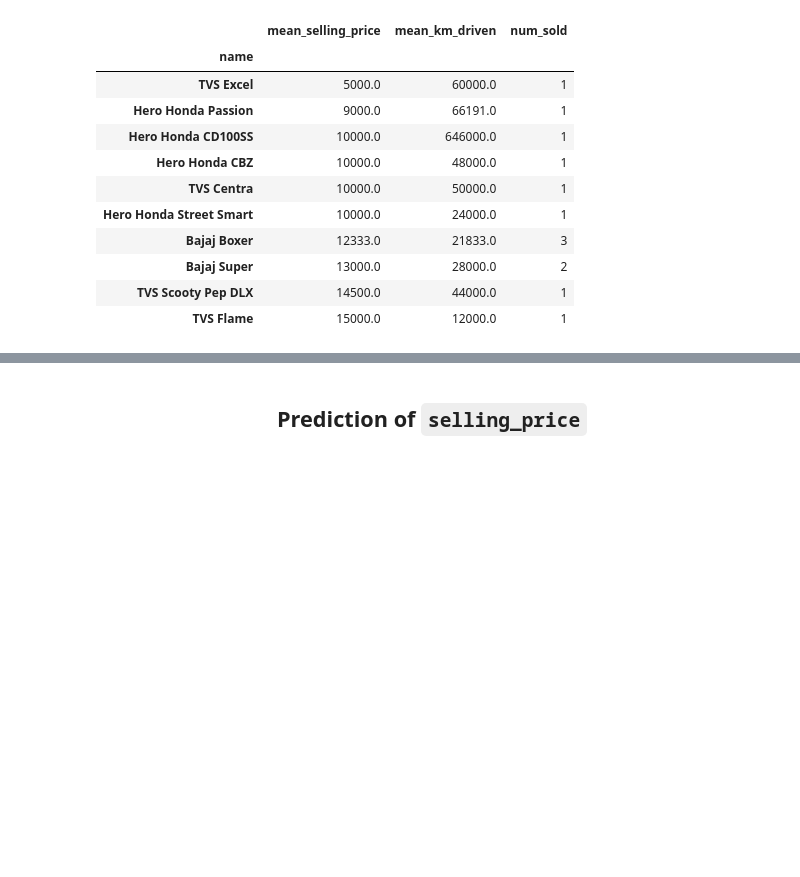
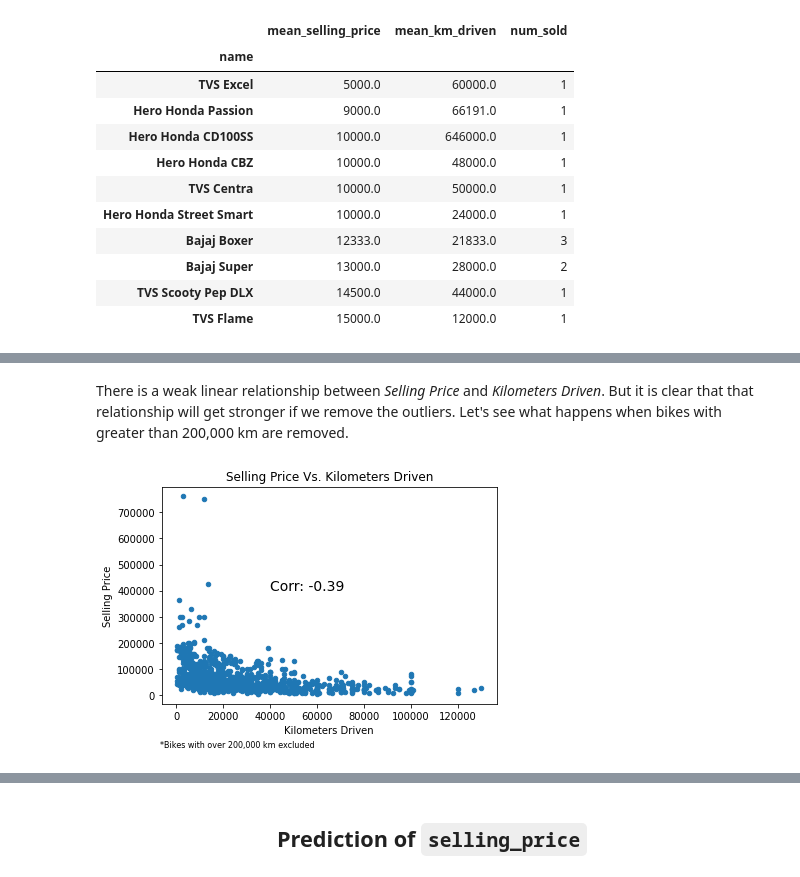
Before and after one commit to scimaksim/ST_590_Project1, a Jupyter notebook: Group_B_Project_1.ipynb, the cells around one changed output, grey strips where cells are left out. Drawn from its saved outputs; the diff is of its cells as text; code cells hidden in the pictures; blank space fills up the shorter version.

```diff
--- a/Group_B_Project_1.ipynb
+++ b/Group_B_Project_1.ipynb
@@ -118,0 +165,18 @@ plt.show()
+# %% [markdown]
+There is a weak linear relationship between *Selling Price* and *Kilometers Driven*. But it is clear that that relationship will get stronger if we remove the outliers. Let's see what happens when bikes with greater than 200,000 km are removed.
+# %%
+# Try without outlier kilometerage
+bike_data_low_km = bike_data[bike_data.km_driven <= 200000]
+
+km_sp_corr_low_km, _ = stats.pearsonr(x = bike_data_low_km.km_driven,
+                                      y = bike_data_low_km.selling_price)
+
+bike_data_low_km.plot.scatter(x = "km_driven", y = "selling_price")
+plt.title("Selling Price Vs. Kilometers Driven")
+plt.xlabel("Kilometers Driven")
+plt.ylabel("Selling Price")
+plt.text(40000, 400000, "Corr: " + str(round(km_sp_corr_low_km, 2)), fontsize = 14)
+plt.text(-7000, -200000, "*Bikes with over 200,000 km excluded", fontsize = 8)
+plt.show()
+# %% [output]
+[figure, added]
```
Also changed, not shown: parts of 27 cells of this notebook.
